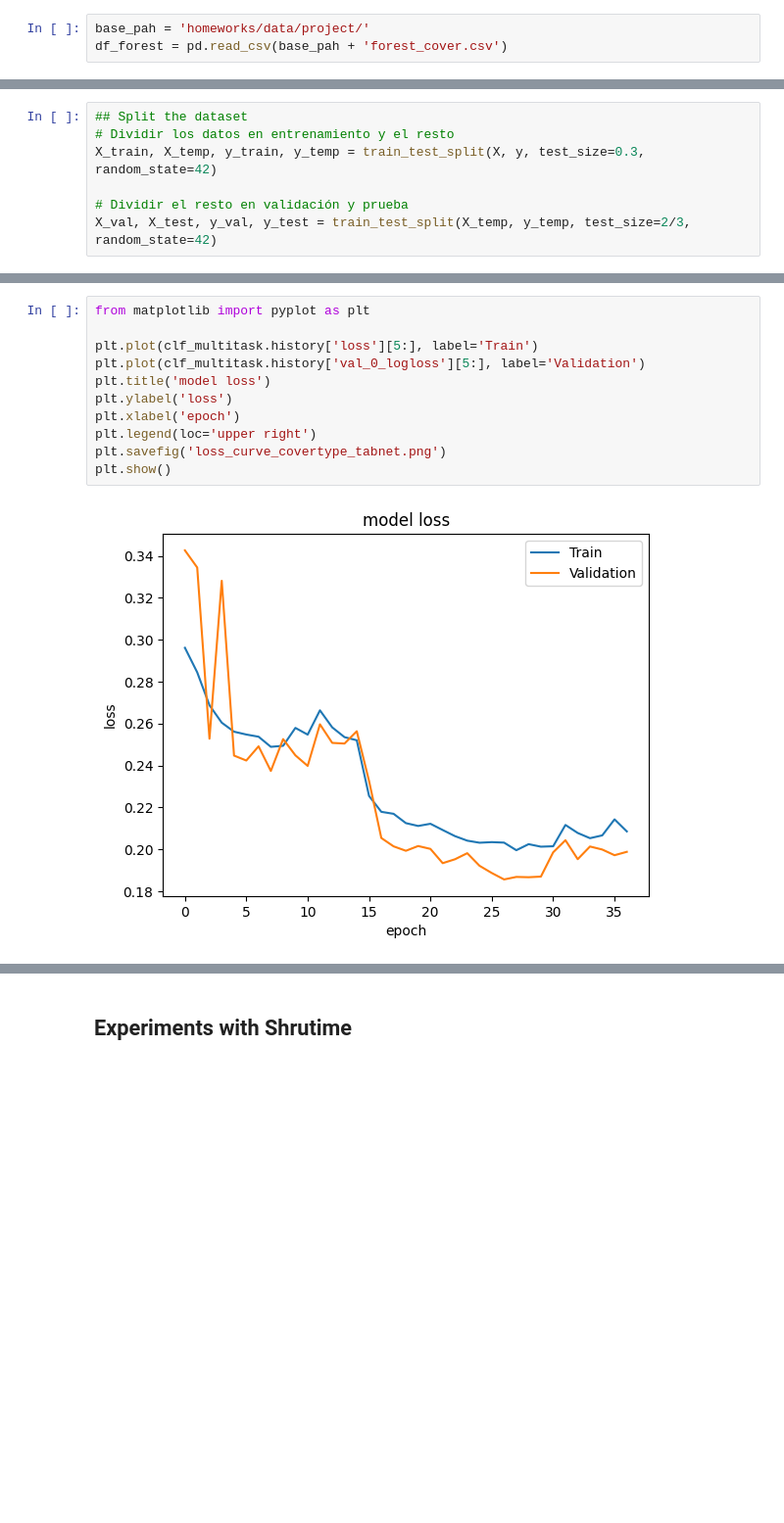
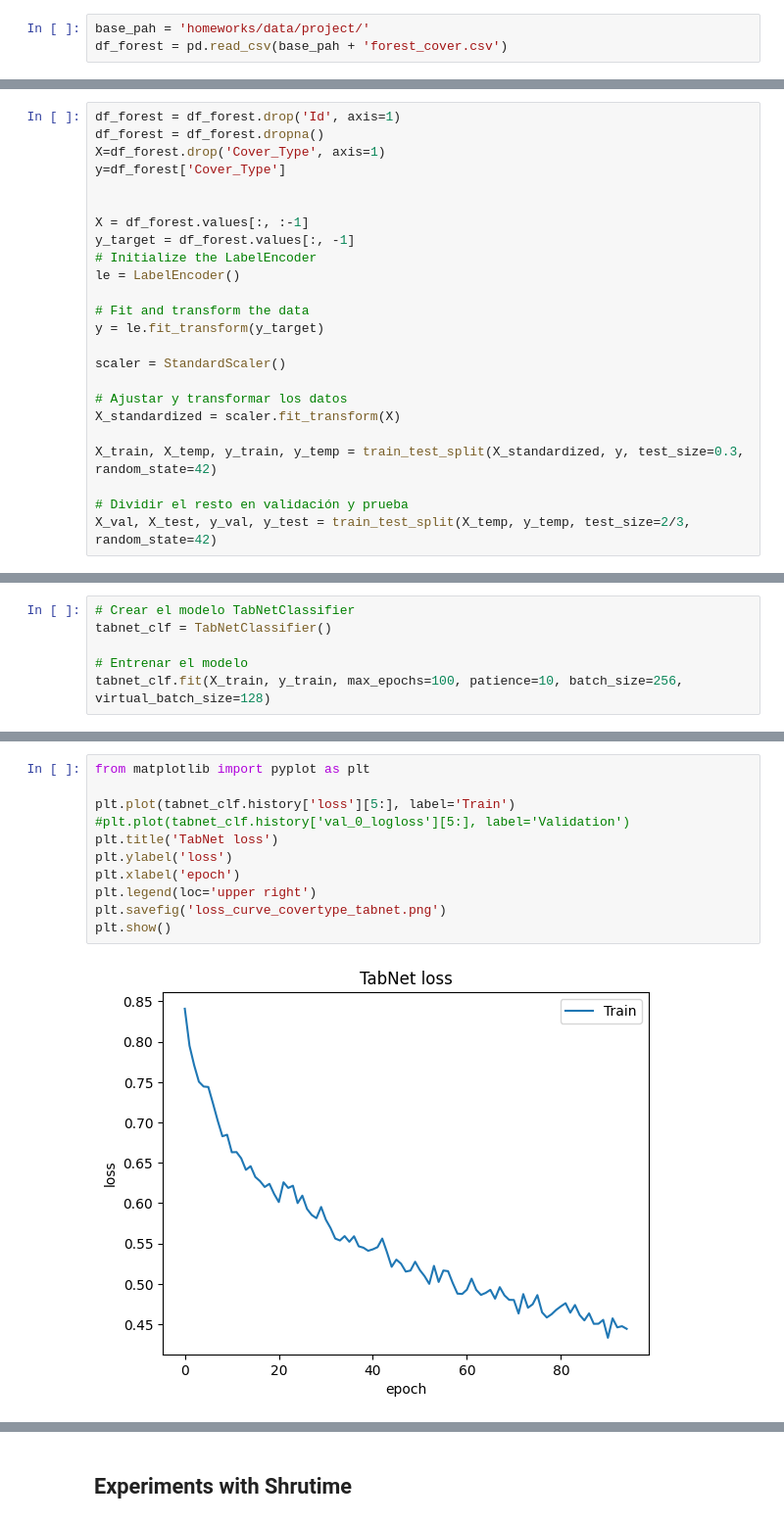
Before and after one commit to jpoolcen/homeworks, a Jupyter notebook: project_final/tabnet.ipynb, the cells around one changed output, grey strips where cells are left out. Shown at 98% size. Drawn from its saved outputs; the diff is of its cells as text; blank space fills up the shorter version.

Commit message:
Actualizando dataset

```diff
--- a/project_final/tabnet.ipynb
+++ b/project_final/tabnet.ipynb
@@ -101,7 +272,24 @@ variance_standardized = np.var(X_standardized, axis=0)
 # %%
-## Split the dataset
-# Dividir los datos en entrenamiento y el resto
-X_train, X_temp, y_train, y_temp = train_test_split(X, y, test_size=0.3, random_state=42)
+df_forest = df_forest.drop('Id', axis=1)
+df_forest = df_forest.dropna()
+X=df_forest.drop('Cover_Type', axis=1)
+y=df_forest['Cover_Type']
+
+
+X = df_forest.values[:, :-1]
+y_target = df_forest.values[:, -1]
+# Initialize the LabelEncoder
+le = LabelEncoder()
+
+# Fit and transform the data
+y = le.fit_transform(y_target)
+
+scaler = StandardScaler()
+
+# Ajustar y transformar los datos
+X_standardized = scaler.fit_transform(X)
+
+X_train, X_temp, y_train, y_temp = train_test_split(X_standardized, y, test_size=0.3, random_state=42)
 
 # Dividir el resto en validación y prueba
 X_val, X_test, y_val, y_test = train_test_split(X_temp, y_temp, test_size=2/3, random_state=42)
@@ -137,0 +296,6 @@ Early stopping occurred at epoch 41 with best_epoch = 31 and best_val_0_logloss
+# %%
+# Crear el modelo TabNetClassifier
+tabnet_clf = TabNetClassifier()
+
+# Entrenar el modelo
+tabnet_clf.fit(X_train, y_train, max_epochs=100, patience=10, batch_size=256, virtual_batch_size=128)
@@ -138,13 +346,13 @@ Early stopping occurred at epoch 41 with best_epoch = 31 and best_val_0_logloss
 # %%
 from matplotlib import pyplot as plt
 
-plt.plot(clf_multitask.history['loss'][5:], label='Train')
-plt.plot(clf_multitask.history['val_0_logloss'][5:], label='Validation')
-plt.title('model loss')
+plt.plot(tabnet_clf.history['loss'][5:], label='Train')
+#plt.plot(tabnet_clf.history['val_0_logloss'][5:], label='Validation')
+plt.title('TabNet loss')
 plt.ylabel('loss')
 plt.xlabel('epoch')
 plt.legend(loc='upper right')
 plt.savefig('loss_curve_covertype_tabnet.png')
 plt.show()
 # %% [output]
-[figure, old version]
+[figure, new version]
```
Also changed, not shown: parts of 43 cells of this notebook, 2 other files.
